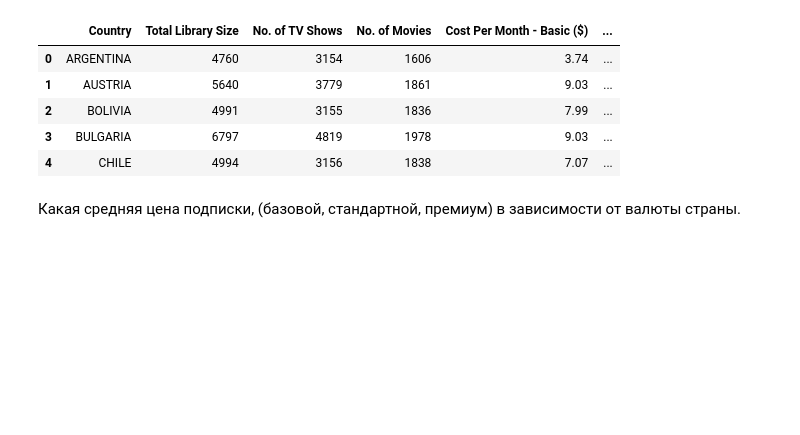
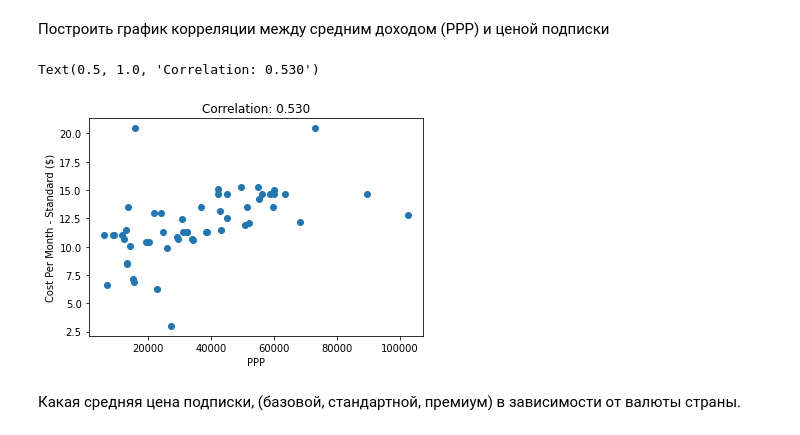
Before and after one commit to umanetz/AAAvito, a Jupyter notebook: pandas_ws.ipynb, the cells around one changed output. Saved outputs shown, nothing was run; the diff lists cells and outputs as text; code cells hidden in the pictures; blank space fills up the shorter version.

```diff
--- a/pandas_ws.ipynb
+++ b/pandas_ws.ipynb
@@ -40,15 +53,16 @@ df = (fees_df
       .merge(currancy_codes_df)
       .merge(gdf_df[['Country', 'PPP']])
      )
-# %%
-df.head()
-# %% [output]
-|  | Country | Total Library Size | No. of TV Shows | No. of Movies | Cost Per Month - Basic ($) | ... |
-| 0 | ARGENTINA | 4760 | 3154 | 1606 | 3.74 | ... |
-| 1 | AUSTRIA | 5640 | 3779 | 1861 | 9.03 | ... |
-| 2 | BOLIVIA | 4991 | 3155 | 1836 | 7.99 | ... |
-| 3 | BULGARIA | 6797 | 4819 | 1978 | 9.03 | ... |
-| 4 | CHILE | 4994 | 3156 | 1838 | 7.07 | ... |
+# %% [markdown]
+Построить график корреляции между средним доходом (PPP) и ценой подписки
+# %%
+plt.scatter((df['PPP']), df['Cost Per Month - Standard ($)'])
+plt.xlabel('PPP')
+plt.ylabel('Cost Per Month - Standard ($)')
+plt.title(f"Correlation: {np.corrcoef((df['PPP']), df['Cost Per Month - Standard ($)'])[0][1]:.3f}")
+# %% [output]
+Text(0.5, 1.0, 'Correlation: 0.530')
+[figure, added]
 # %% [markdown]
 Какая средняя цена подписки, (базовой, стандартной, премиум) в зависимости от валюты страны.
 # %%
```
Also changed, not shown: parts of 8 cells of this notebook.
